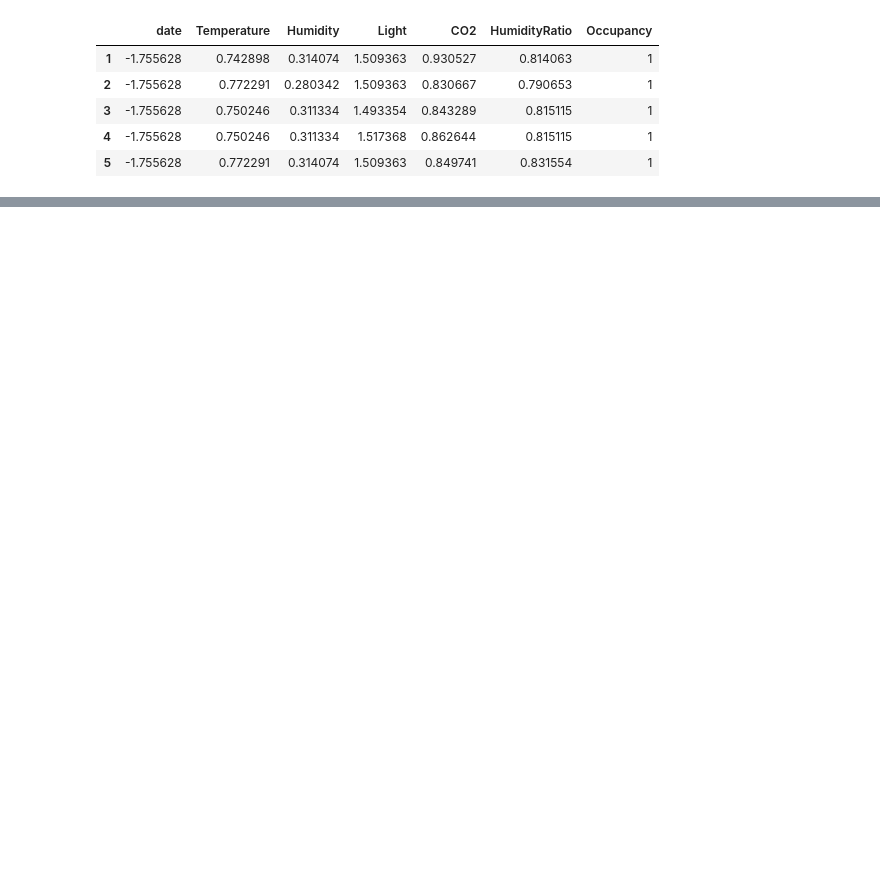
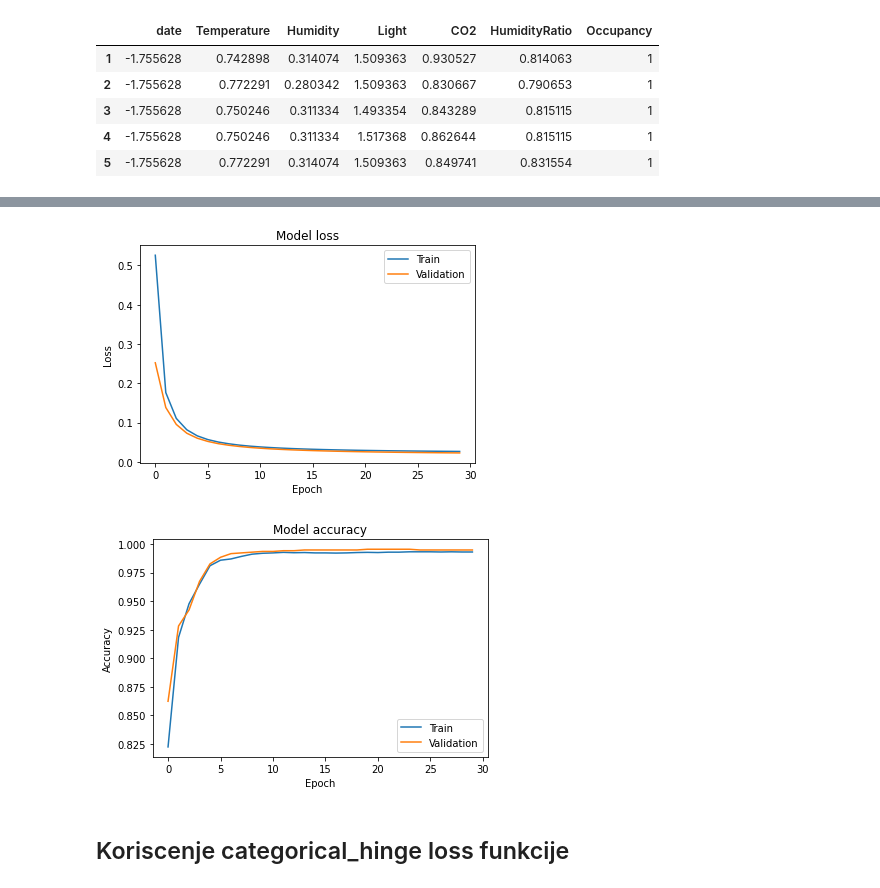
Before and after one commit to mirjanaz200/Room-Occupation, a Jupyter notebook: Room Occupancy.ipynb, the cells around one changed output, grey strips where cells are left out. Cells and saved outputs as stored; diff of their text form; code cells hidden in the pictures; blank space fills up the shorter version.

```diff
--- a/Room Occupancy.ipynb
+++ b/Room Occupancy.ipynb
@@ -113,0 +161,21 @@ Epoch 30/30
+# %%
+# promena vrednosti klasa {0,1} na {-1,1}
+yHinge = Y
+yHinge.replace({0: -1})
+
+X_trainH, X_testH, Y_trainH, Y_testH = train_test_split(X, yHinge, test_size=0.2, random_state=1)
+
+X_trainH, X_valH, Y_trainH, Y_valH = train_test_split(X_trainH, Y_trainH, test_size=0.2, random_state=1)
+
+# radi dobro kada je u poslednjem sloju tanh aktivaciona funkcija
+classifier2 = Sequential([Dense(NODES1, activation='relu', input_dim=INPUT_DIM),
+                          Dense(NODES2, activation='relu'),
+                          Dense(1, activation='tanh'),])
+
+classifier2.compile(optimizer='sgd',
+                    loss='squared_hinge',
+                    metrics=['accuracy'])
+
+hist = classifier2.fit(X_trainH, Y_trainH,
+                       batch_size=BATCH_SIZE, epochs=EPOCHS,
+                       validation_data=(X_valH, Y_valH))
@@ -113,0 +200,3 @@ Epoch 30/30
+# %%
+print_result(classifier2)
+# %% [output]
@@ -113,0 +204,4 @@ Epoch 30/30
+[figure, added]
+[figure, added]
+# %% [markdown]
+## Koriscenje categorical_hinge loss funkcije
```
Also changed, not shown: parts of 29 cells of this notebook.
